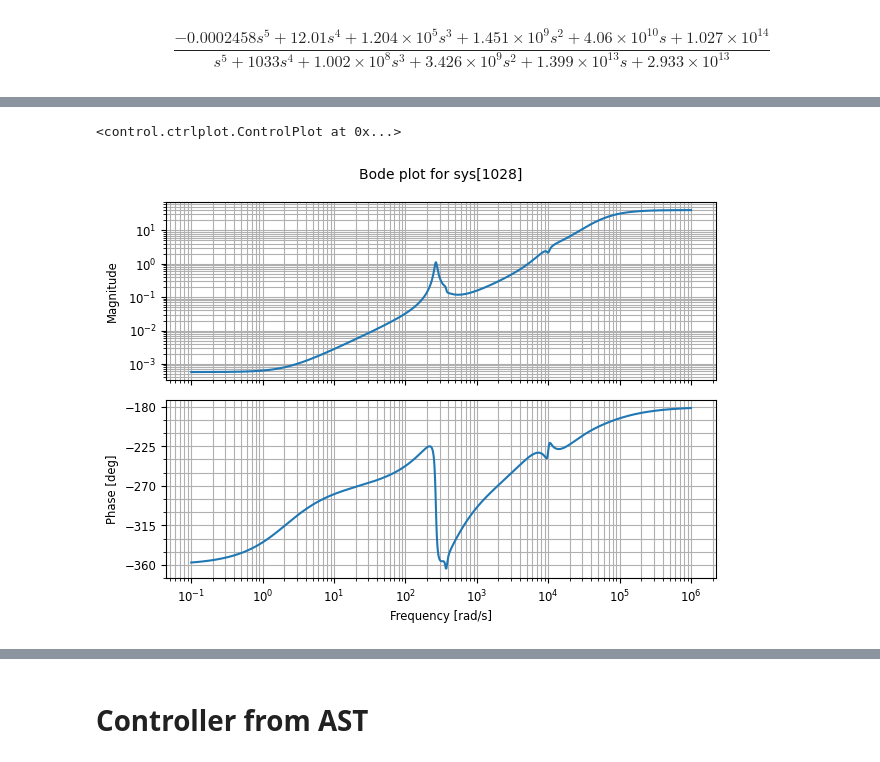
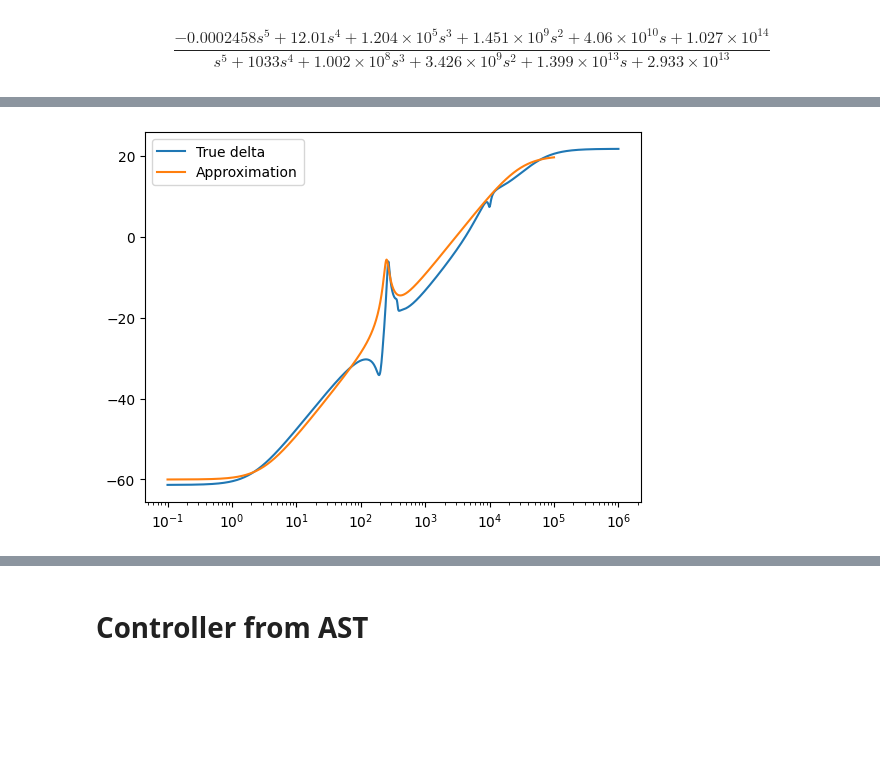
Before and after one commit to eliasrhoden/Sinumerik-Ctrl, a Jupyter notebook: tf_identification.ipynb, the cells around one changed output, grey strips where cells are left out. Drawn from its saved outputs; the diff is of its cells as text; code cells hidden in the pictures; blank space fills up the shorter version.

```diff
--- a/tf_identification.ipynb
+++ b/tf_identification.ipynb
@@ -130,7 +148,11 @@ plt.semilogx(omega, 20*np.log10(np.abs(Wy)))
-# %%
-W_delta = W_add/G
-
-ctrl.bode(W_delta)
-# %% [output]
-<control.ctrlplot.ControlPlot at 0x...>
-[figure, removed]
+# %%
+W_delta0 = W_add/G
+
+W_delta = 1e-3*(s/3 + 1)/(s/3e4 + 1) * notch(250,0.5,250,0.08)
+
+bodemag(W_delta0,label='True delta')
+bodemag(W_delta,label='Approximation')
+plt.legend()
+plt.show()
+# %% [output]
+[figure, added]
```
Also changed, not shown: parts of 27 cells of this notebook, 3 other files.
